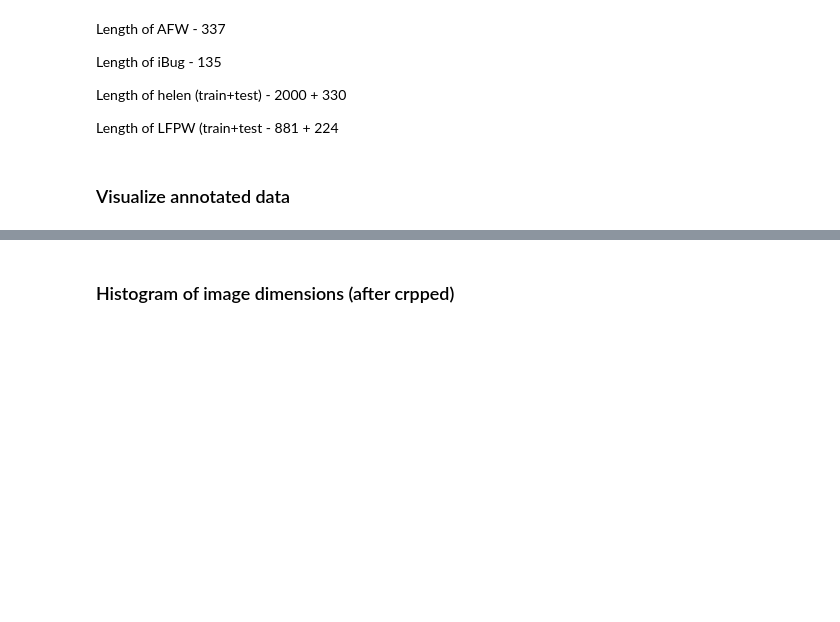
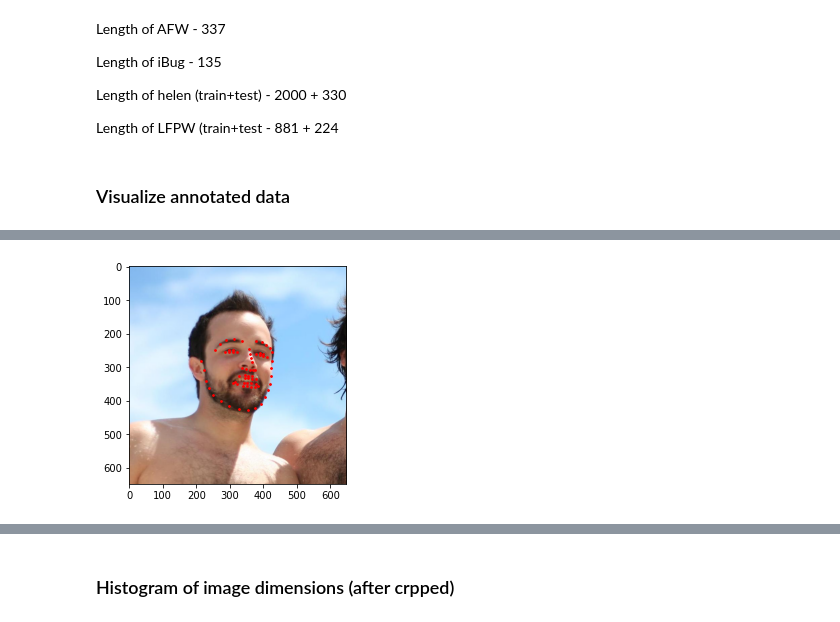
Before and after one commit to Karthick47v2/face-landmark-detector, a Jupyter notebook: 300w.ipynb, the cells around one changed output, grey strips where cells are left out. Cells and saved outputs as stored; diff of their text form; code cells hidden in the pictures; blank space fills up the shorter version.

```diff
--- a/300w.ipynb
+++ b/300w.ipynb
@@ -113,0 +131,5 @@ plt.scatter(lfpw_train_pd['lm'][sample_idx][:,0], lfpw_train_pd['lm'][sample_idx
+# %%
+# HELEN
+plot_annotated_img(train_pd[1])
+# %% [output]
+[figure, added]
```
Also changed, not shown: parts of 25 cells of this notebook.
